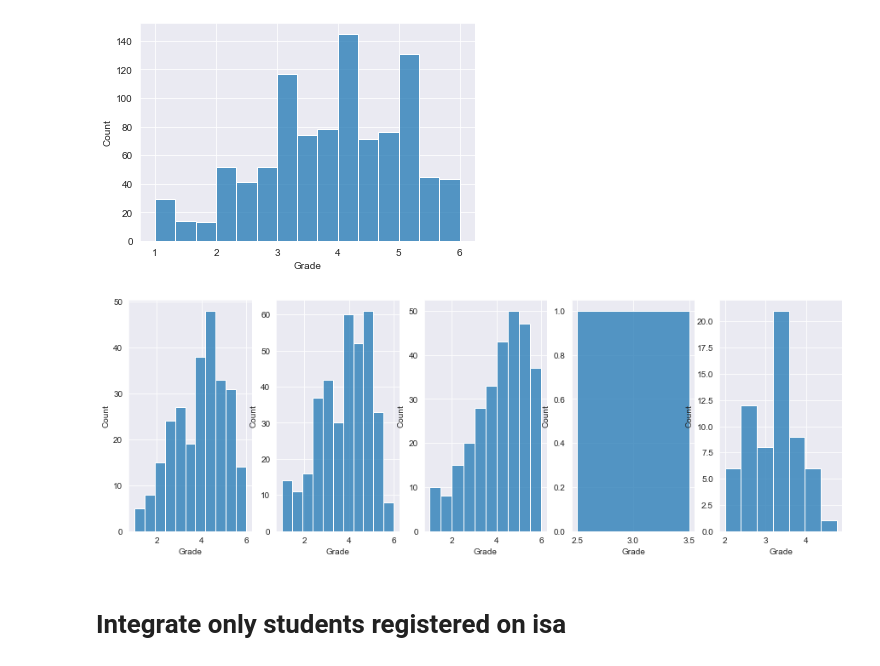
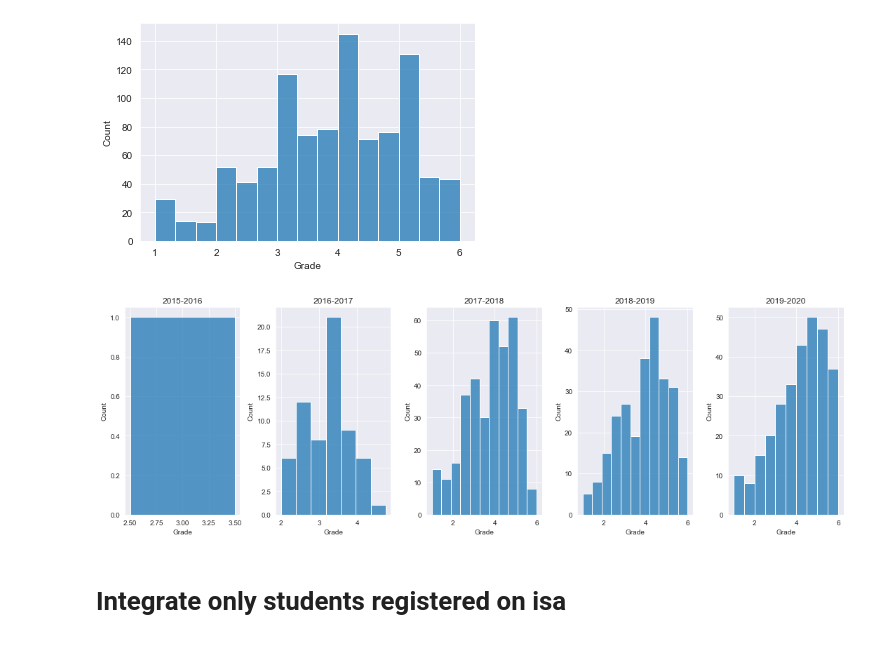
Before and after one commit to epfl-ml4ed/flipped-classroom, a Jupyter notebook: notebooks/grades.ipynb, the cells around one changed output. Cells and saved outputs as stored; diff of their text form; code cells hidden in the pictures.

```diff
--- a/notebooks/grades.ipynb
+++ b/notebooks/grades.ipynb
@@ -114,10 +114,12 @@ sns.histplot(control_grades_df.Grade);
 [figure]
 # %%
 fig, axes = plt.subplots(1,control_grades_df.AcademicYear.nunique(),figsize=(15,5))
-for i, year in enumerate(control_grades_df.AcademicYear.unique()):
+for i, year in enumerate(sorted(control_grades_df.AcademicYear.unique())):
     sns.histplot(control_grades_df.loc[control_grades_df.AcademicYear == year].Grade, ax=axes[i])
+    axes[i].set_title(year)
+fig.tight_layout()
 # %% [output]
-[figure, old version]
+[figure, new version]
 # %% [markdown]
 # Integrate only students registered on isa
 # %%
```
Also changed, not shown: parts of 18 cells of this notebook, 5 other files.
